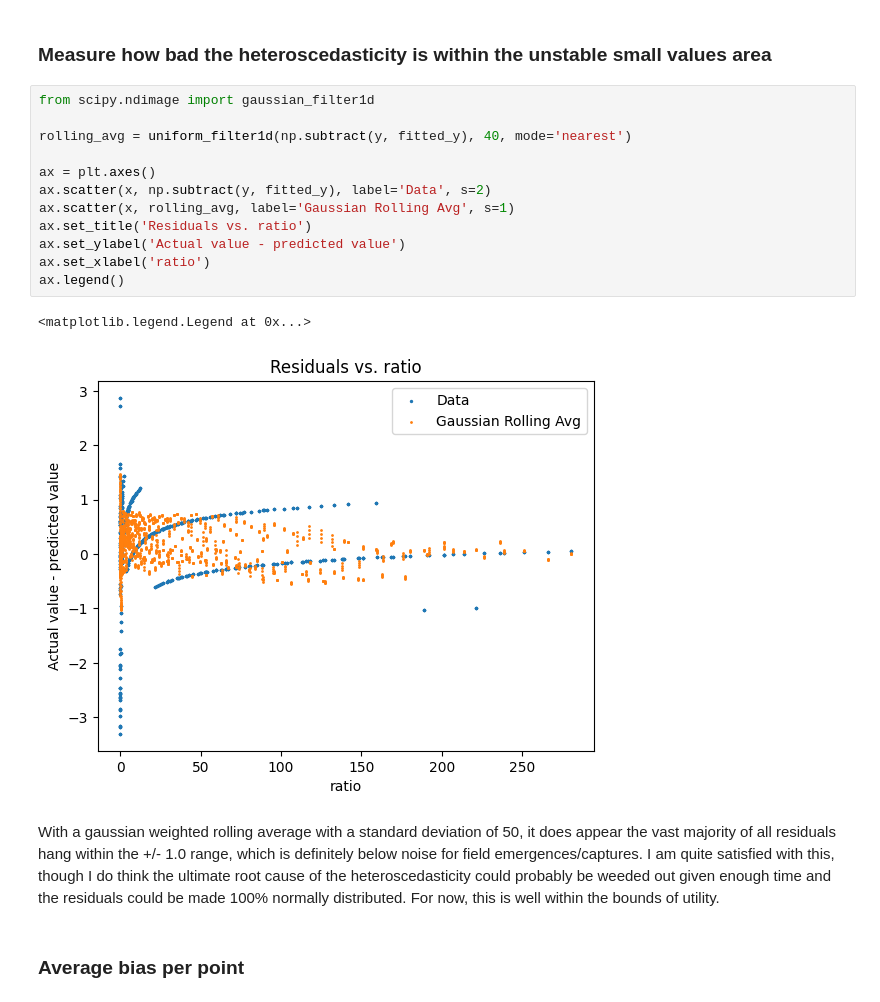
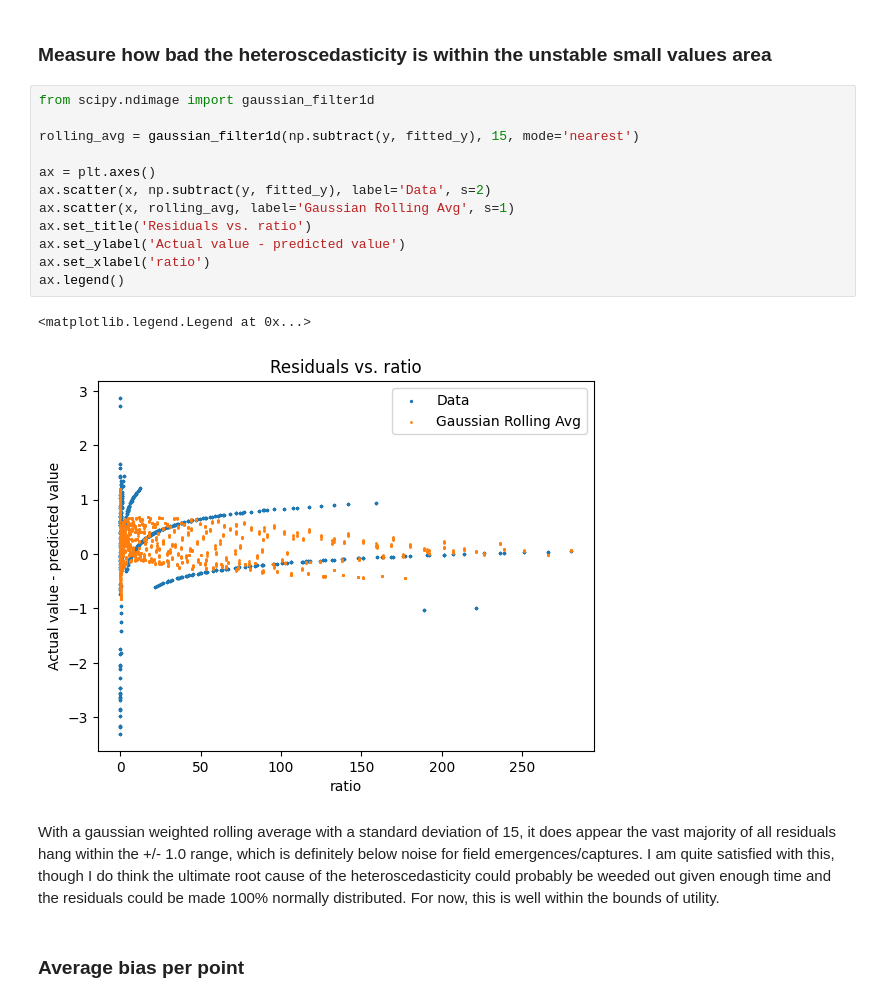
Before and after one commit to PacificBird/InsectPhenologyCaptureSim, a Jupyter notebook: multi_analysis.ipynb, the cells around one changed output. Saved outputs shown, nothing was run; the diff lists cells and outputs as text.

```diff
--- a/multi_analysis.ipynb
+++ b/multi_analysis.ipynb
@@ -101,20 +103,20 @@ Definitely some heteroscedasticity, but it looks like the worst of it is only +/
 # %%
 from scipy.ndimage import gaussian_filter1d
 
-rolling_avg = uniform_filter1d(np.subtract(y, fitted_y), 40, mode='nearest')
+rolling_avg = gaussian_filter1d(np.subtract(y, fitted_y), 15, mode='nearest')
 
 ax = plt.axes()
 ax.scatter(x, np.subtract(y, fitted_y), label='Data', s=2)
 ax.scatter(x, rolling_avg, label='Gaussian Rolling Avg', s=1)
 ax.set_title('Residuals vs. ratio')
 ax.set_ylabel('Actual value - predicted value')
 ax.set_xlabel('ratio')
 ax.legend()
 # %% [output]
 <matplotlib.legend.Legend at 0x...>
-[figure, old version]
+[figure, new version]
 # %% [markdown]
-With a gaussian weighted rolling average with a standard deviation of 50, it does appear the vast majority of all residuals hang within the +/- 1.0 range, which is definitely below noise for field emergences/captures. I am quite satisfied with this, though I do think the ultimate root cause of the heteroscedasticity could probably be weeded out given enough time and the residuals could be made 100% normally distributed. For now, this is well within the bounds of utility.
+With a gaussian weighted rolling average with a standard deviation of 15, it does appear the vast majority of all residuals hang within the +/- 1.0 range, which is definitely below noise for field emergences/captures. I am quite satisfied with this, though I do think the ultimate root cause of the heteroscedasticity could probably be weeded out given enough time and the residuals could be made 100% normally distributed. For now, this is well within the bounds of utility.
 # %% [markdown]
 ### Average bias per point
 # %%
```
Also changed, not shown: parts of 1 cell of this notebook, 6 other files.
